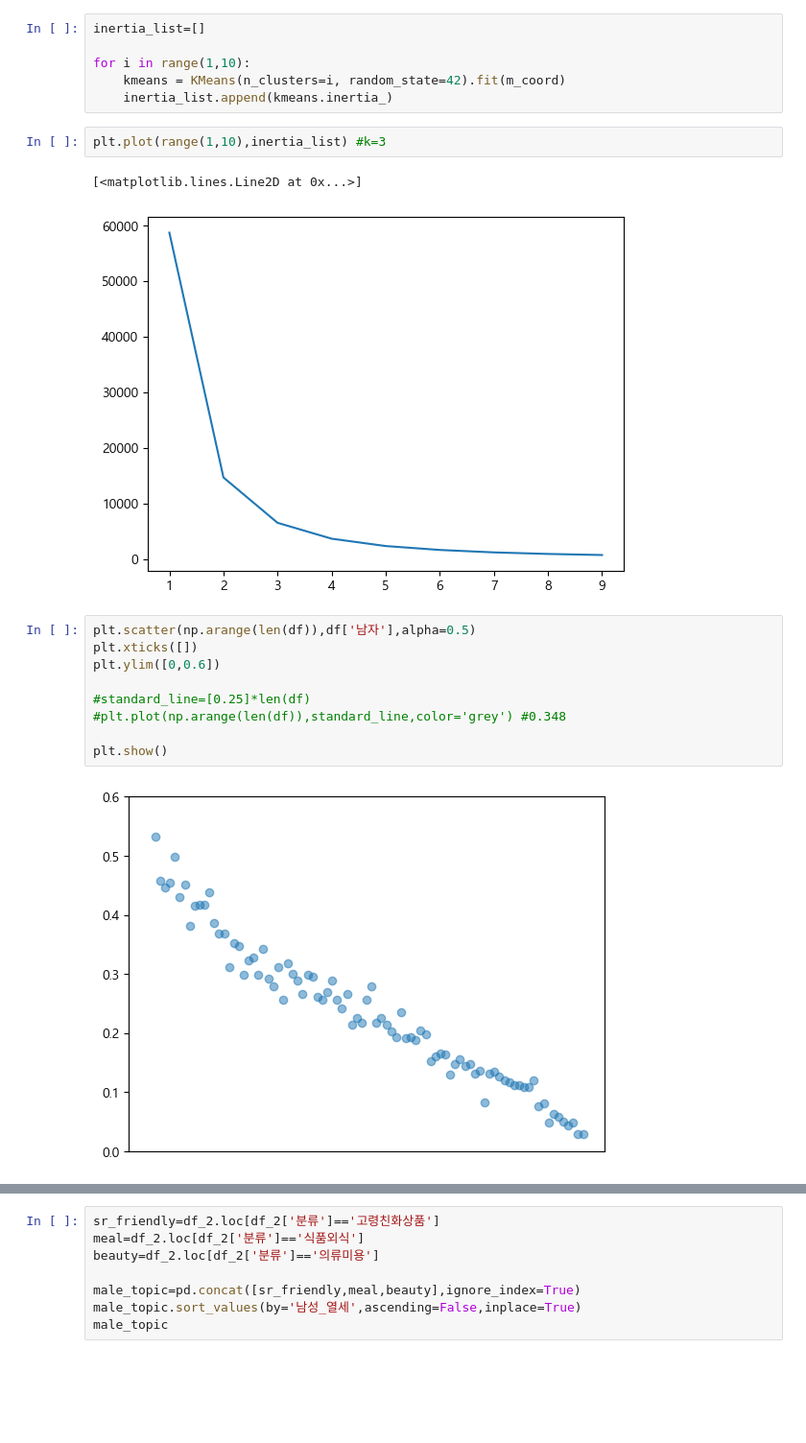
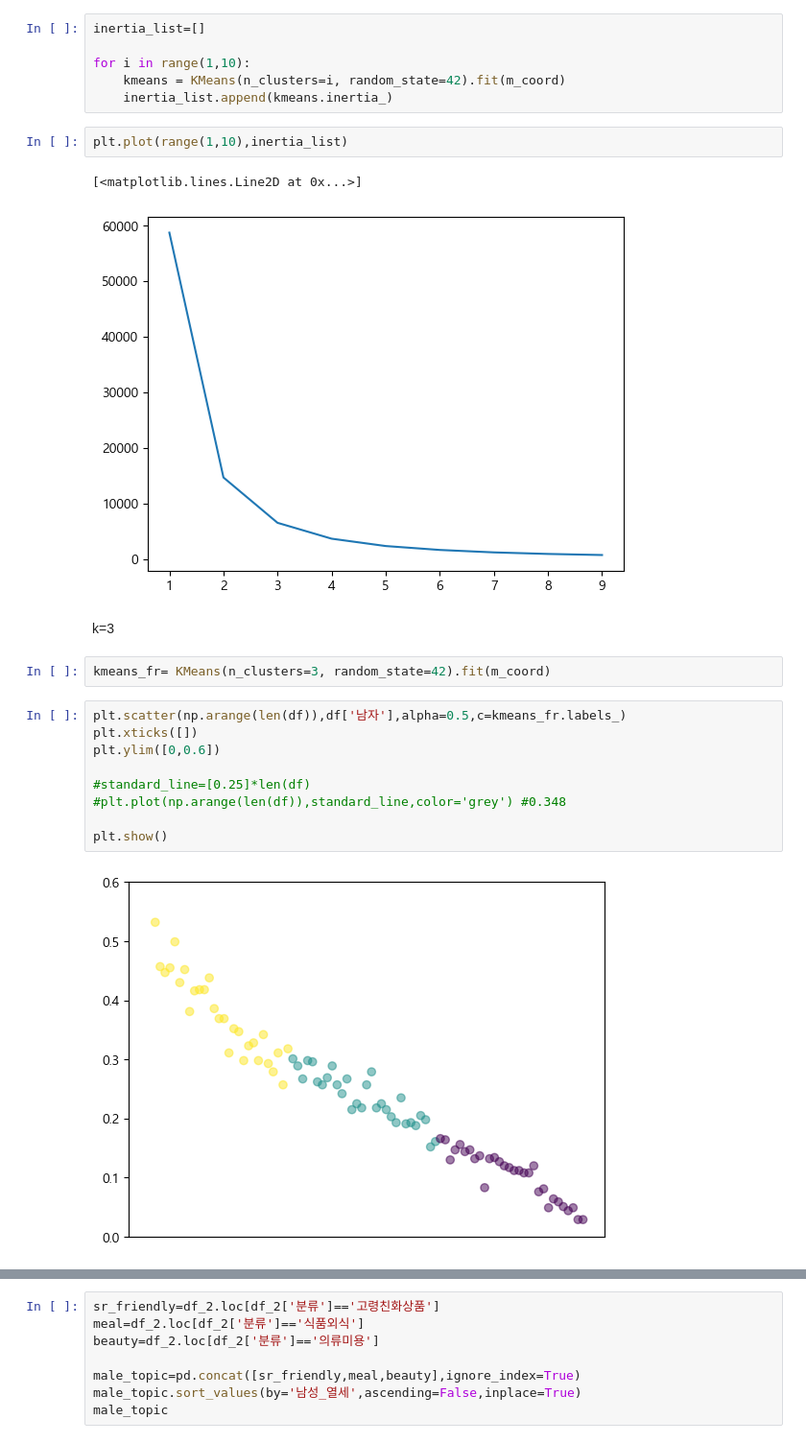
Before and after one commit to sheershay/finding-yold, a Jupyter notebook: 01_선행연구_분석.ipynb, the cells around one changed output, grey strips where cells are left out. Shown: that part at 96% size. Saved outputs shown, nothing was run; the diff lists cells and outputs as text; blank space fills up the shorter version.

Commit message:
Group the samples into 3 clusters

```diff
--- a/01_선행연구_분석.ipynb
+++ b/01_선행연구_분석.ipynb
@@ -38,21 +38,25 @@ for i in range(1,10):
     kmeans = KMeans(n_clusters=i, random_state=42).fit(m_coord)
     inertia_list.append(kmeans.inertia_)
 # %%
-plt.plot(range(1,10),inertia_list) #k=3
+plt.plot(range(1,10),inertia_list)
 # %% [output]
 [<matplotlib.lines.Line2D at 0x...>]
 [figure]
+# %% [markdown]
+k=3
+# %%
+kmeans_fr= KMeans(n_clusters=3, random_state=42).fit(m_coord)
 # %%
-plt.scatter(np.arange(len(df)),df['남자'],alpha=0.5)
+plt.scatter(np.arange(len(df)),df['남자'],alpha=0.5,c=kmeans_fr.labels_)
 plt.xticks([])
 plt.ylim([0,0.6])
 
 #standard_line=[0.25]*len(df)
 #plt.plot(np.arange(len(df)),standard_line,color='grey') #0.348
 
 plt.show()
 # %% [output]
-[figure, old version]
+[figure, new version]
 # %%
 df['남성_열세']=df['남자']-df['여자']
 df_2=df.loc[df['전체']>=0.348].sort_values(by='남자',ascending=False)
```
Also changed, not shown: parts of 4 cells of this notebook, 3 other files.
